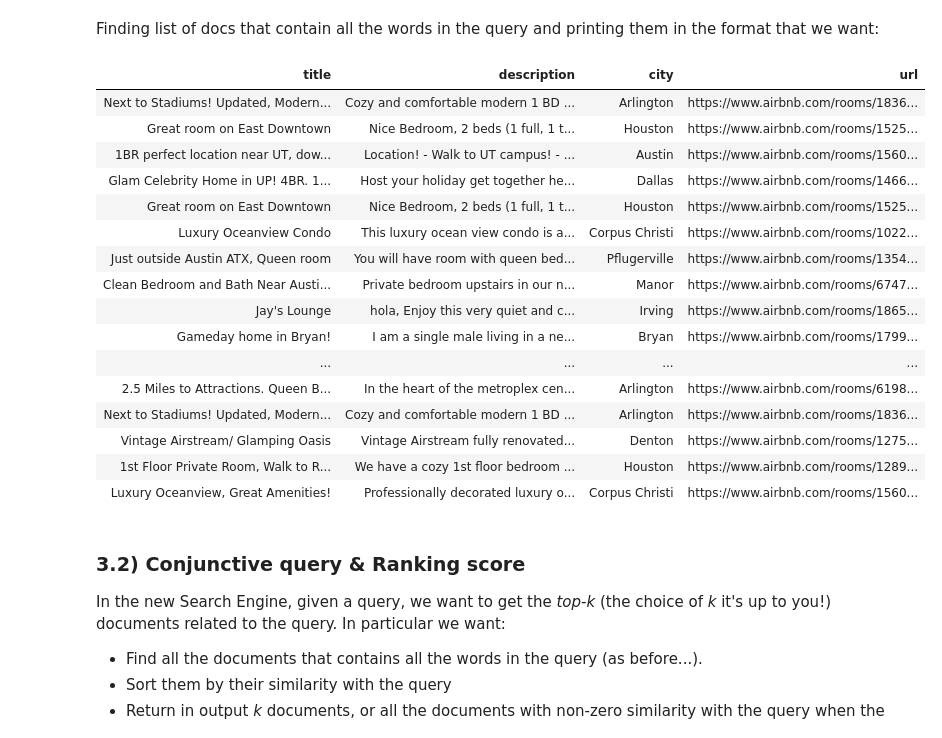
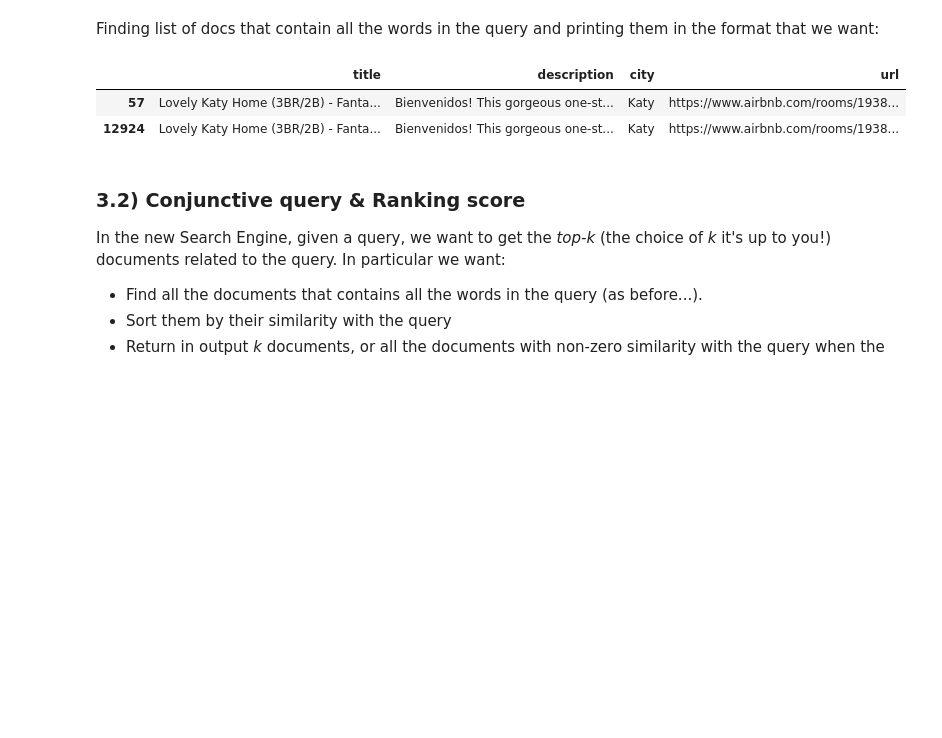
Before and after one commit to aleflabo/ADM-HW_10, a Jupyter notebook: HW_3.1.ipynb, the cells around one changed output. Drawn from its saved outputs; the diff is of its cells as text; code cells hidden in the pictures; blank space fills up the shorter version.

```diff
--- a/HW_3.1.ipynb
+++ b/HW_3.1.ipynb
@@ -83,7 +70,7 @@ for i in range(18259):
     op = open(r'C:\Users\mccol\Desktop\Sapienza\ADM\HW3\doc\doc_' + str(i) + '.tsv', 'r', encoding="utf-8")
     for line in op:
         ou = line.strip().split('\t')
-        sentence = ou[5].replace('\\n', ' ').replace('/', ' ').replace('*', ' ').replace('\\r', ' ').replace('\\t', ' ') + ' ' + ou[8]
+        sentence = ou[5].replace('\\n', ' ').replace('/', ' ').replace('*', ' ').replace('\\r', ' ').replace('\\t', ' ') + ' ' + ou[8].replace('\\n', ' ').replace('/', ' ').replace('*', ' ').replace('\\r', ' ').replace('\\t', ' ')
     op.close()
 
     #preprocessing data deleting stop words, punctuations, ecc.
@@ -121,7 +108,7 @@ for file in range(18259):
     op = open(r'C:\Users\mccol\Desktop\Sapienza\ADM\HW3\doc\doc_' + str(file) + '.tsv', 'r', encoding="utf-8")
     for line in op:
         ou = line.strip().split('\t')
-        sentence = ou[5].replace('\\n', ' ').replace('/', ' ').replace('*', ' ').replace('\\r', ' ').replace('\\t', ' ') + ' ' + ou[8]
+        sentence = ou[5].replace('\\n', ' ').replace('/', ' ').replace('*', ' ').replace('\\r', ' ').replace('\\t', ' ') + ' ' + ou[8].replace('\\n', ' ').replace('/', ' ').replace('*', ' ').replace('\\r', ' ').replace('\\t', ' ')
     op.close()
 
 
@@ -174,38 +161,24 @@ for index in range(i):
 # %% [markdown]
 Finding list of docs that contain all the words in the query and printing them in the format that we want:
 # %%
-finding list of docs that contain all the words in the query
+#finding list of docs that contain all the words in the query
 docs = []
 
 for i in range(18259):
     doc = 'doc_' + str(i)
     b = True
     for j in voc.values():
         b = b and (doc in inverted_idx[j])
     if b:
         docs.append(i)
 
 df = f.filter(items = ['title', 'description', 'city', 'url']).loc[docs]
 df.description = list(map(lambda x: x.replace('\\n', ' '), df.description.tolist()))
 df.style.hide_index()
 # %% [output]
-| title | description | city | url |
-| Next to Stadiums! Updated, Modern... | Cozy and comfortable modern 1 BD ... | Arlington | https://www.airbnb.com/rooms/1836... |
-| Great room on East Downtown | Nice Bedroom, 2 beds (1 full, 1 t... | Houston | https://www.airbnb.com/rooms/1525... |
-| 1BR perfect location near UT, dow... | Location! - Walk to UT campus! - ... | Austin | https://www.airbnb.com/rooms/1560... |
-| Glam Celebrity Home in UP! 4BR. 1... | Host your holiday get together he... | Dallas | https://www.airbnb.com/rooms/1466... |
-| Great room on East Downtown | Nice Bedroom, 2 beds (1 full, 1 t... | Houston | https://www.airbnb.com/rooms/1525... |
-| Luxury Oceanview Condo | This luxury ocean view condo is a... | Corpus Christi | https://www.airbnb.com/rooms/1022... |
-| Just outside Austin ATX, Queen room | You will have room with queen bed... | Pflugerville | https://www.airbnb.com/rooms/1354... |
-| Clean Bedroom and Bath Near Austi... | Private bedroom upstairs in our n... | Manor | https://www.airbnb.com/rooms/6747... |
-| Jay's Lounge | hola, Enjoy this very quiet and c... | Irving | https://www.airbnb.com/rooms/1865... |
-| Gameday home in Bryan! | I am a single male living in a ne... | Bryan | https://www.airbnb.com/rooms/1799... |
-| ... | ... | ... | ... |
-| 2.5 Miles to Attractions. Queen B... | In the heart of the metroplex cen... | Arlington | https://www.airbnb.com/rooms/6198... |
-| Next to Stadiums! Updated, Modern... | Cozy and comfortable modern 1 BD ... | Arlington | https://www.airbnb.com/rooms/1836... |
-| Vintage Airstream/ Glamping Oasis | Vintage Airstream fully renovated... | Denton | https://www.airbnb.com/rooms/1275... |
-| 1st Floor Private Room, Walk to R... | We have a cozy 1st floor bedroom ... | Houston | https://www.airbnb.com/rooms/1289... |
-| Luxury Oceanview, Great Amenities! | Professionally decorated luxury o... | Corpus Christi | https://www.airbnb.com/rooms/1560... |
+|  | title | description | city | url |
+| 57 | Lovely Katy Home (3BR/2B) - Fanta... | Bienvenidos! This gorgeous one-st... | Katy | https://www.airbnb.com/rooms/1938... |
+| 12924 | Lovely Katy Home (3BR/2B) - Fanta... | Bienvenidos! This gorgeous one-st... | Katy | https://www.airbnb.com/rooms/1938... |
 # %% [markdown]
 ### 3.2) Conjunctive query & Ranking score
 In the new Search Engine, given a query, we want to get the *top-k* (the choice of *k* it's up to you!) documents related to the query. In particular we want:
```
Also changed, not shown: parts of 12 cells of this notebook.
